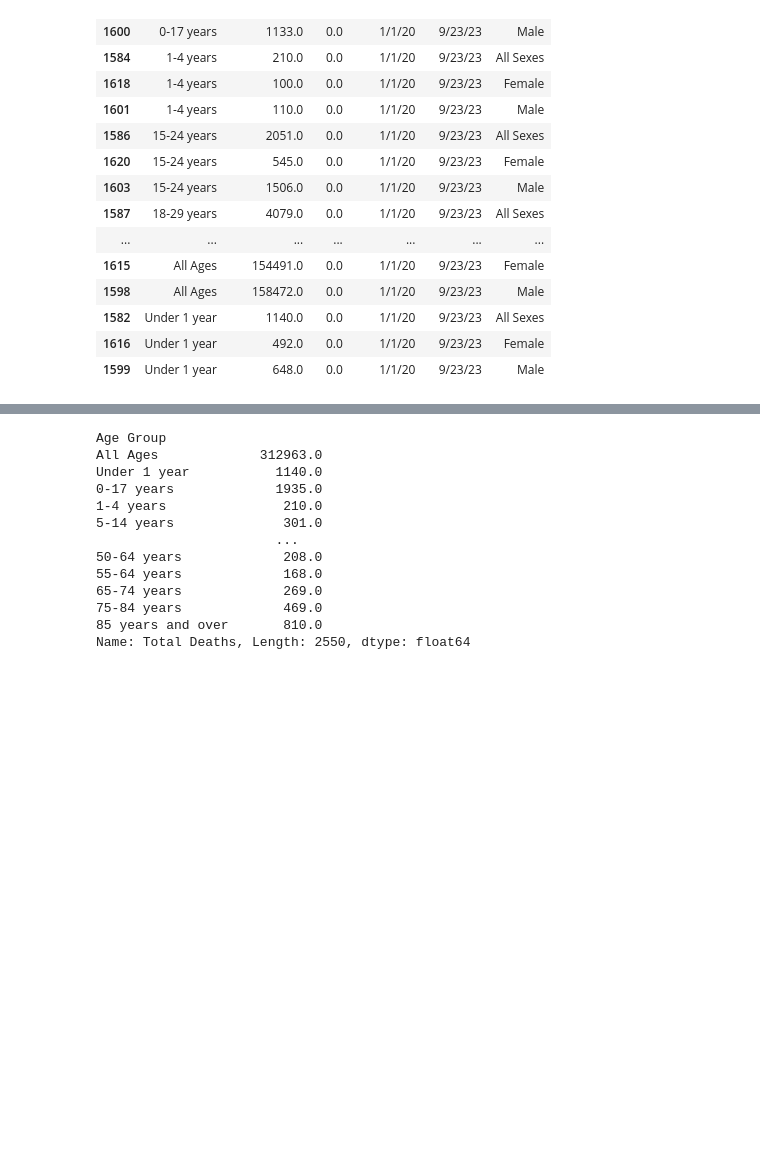
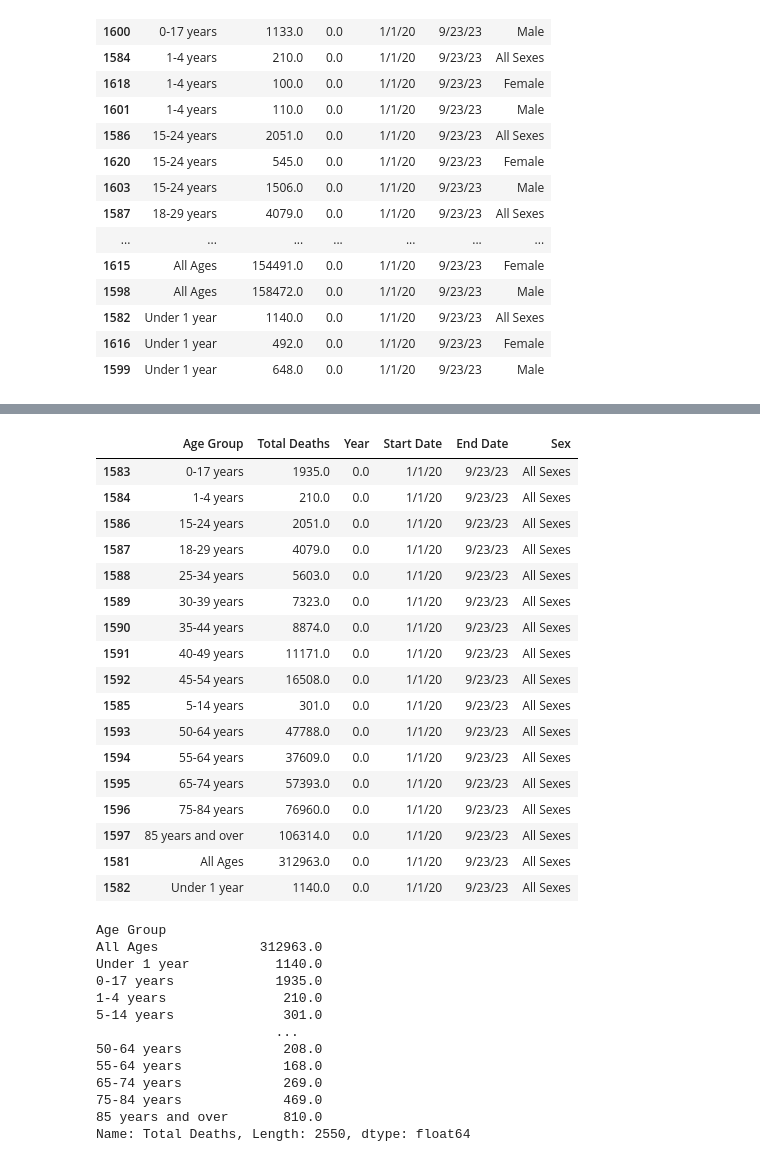
Before and after one commit to JTurk17/Team4_Project1, a Jupyter notebook: NJ_CovidDF copy.ipynb, the cells around one changed output, grey strips where cells are left out. Drawn from its saved outputs; the diff is of its cells as text; code cells hidden in the pictures; blank space fills up the shorter version.

```diff
--- a/NJ_CovidDF copy.ipynb
+++ b/NJ_CovidDF copy.ipynb
@@ -100,4 +102,6 @@ year_sort.head(51)
 | 1582 | Under 1 year | 1140.0 | 0.0 | 1/1/20 | 9/23/23 | All Sexes |
 | 1616 | Under 1 year | 492.0 | 0.0 | 1/1/20 | 9/23/23 | Female |
 | 1599 | Under 1 year | 648.0 | 0.0 | 1/1/20 | 9/23/23 | Male |
+# %%
+only_All_Sexes = year_sort.loc[(year_sort['Sex'] == 'All Sexes')]
 # %%
@@ -104,0 +127,2 @@ year_sort =
+# %%
+All_sexes_three_year_end_date = only_All_Sexes.loc[(only_All_Sexes['End Date'] == '9/23/23')]
@@ -104,0 +149,23 @@ year_sort =
+# %%
+All_sexes_full_three_year = All_sexes_three_year_end_date.loc[(All_sexes_three_year_end_date['Start Date'] == '1/1/20')]
+# %%
+All_sexes_full_three_year
+# %% [output]
+|  | Age Group | Total Deaths | Year | Start Date | End Date | Sex |
+| 1583 | 0-17 years | 1935.0 | 0.0 | 1/1/20 | 9/23/23 | All Sexes |
+| 1584 | 1-4 years | 210.0 | 0.0 | 1/1/20 | 9/23/23 | All Sexes |
+| 1586 | 15-24 years | 2051.0 | 0.0 | 1/1/20 | 9/23/23 | All Sexes |
+| 1587 | 18-29 years | 4079.0 | 0.0 | 1/1/20 | 9/23/23 | All Sexes |
+| 1588 | 25-34 years | 5603.0 | 0.0 | 1/1/20 | 9/23/23 | All Sexes |
+| 1589 | 30-39 years | 7323.0 | 0.0 | 1/1/20 | 9/23/23 | All Sexes |
+| 1590 | 35-44 years | 8874.0 | 0.0 | 1/1/20 | 9/23/23 | All Sexes |
+| 1591 | 40-49 years | 11171.0 | 0.0 | 1/1/20 | 9/23/23 | All Sexes |
+| 1592 | 45-54 years | 16508.0 | 0.0 | 1/1/20 | 9/23/23 | All Sexes |
+| 1585 | 5-14 years | 301.0 | 0.0 | 1/1/20 | 9/23/23 | All Sexes |
+| 1593 | 50-64 years | 47788.0 | 0.0 | 1/1/20 | 9/23/23 | All Sexes |
+| 1594 | 55-64 years | 37609.0 | 0.0 | 1/1/20 | 9/23/23 | All Sexes |
+| 1595 | 65-74 years | 57393.0 | 0.0 | 1/1/20 | 9/23/23 | All Sexes |
+| 1596 | 75-84 years | 76960.0 | 0.0 | 1/1/20 | 9/23/23 | All Sexes |
+| 1597 | 85 years and over | 106314.0 | 0.0 | 1/1/20 | 9/23/23 | All Sexes |
+| 1581 | All Ages | 312963.0 | 0.0 | 1/1/20 | 9/23/23 | All Sexes |
+| 1582 | Under 1 year | 1140.0 | 0.0 | 1/1/20 | 9/23/23 | All Sexes |
```
Also changed, not shown: parts of 8 cells of this notebook.
